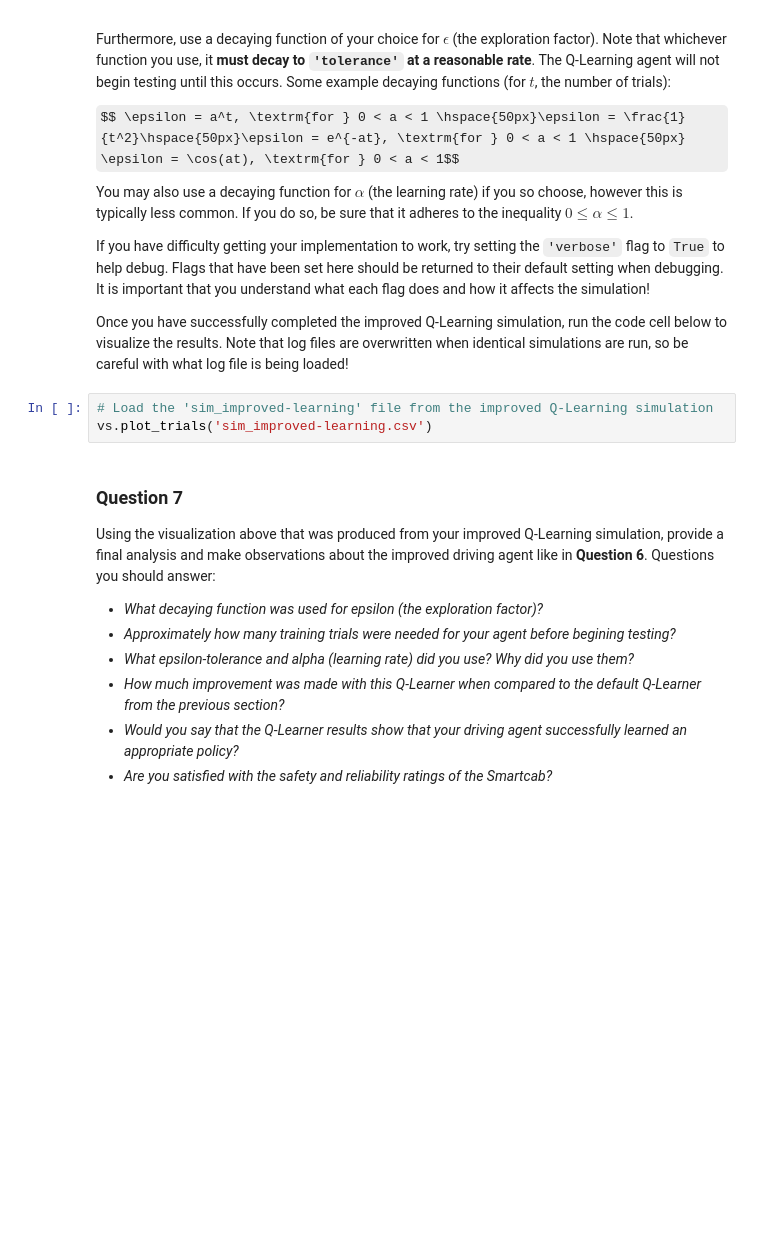
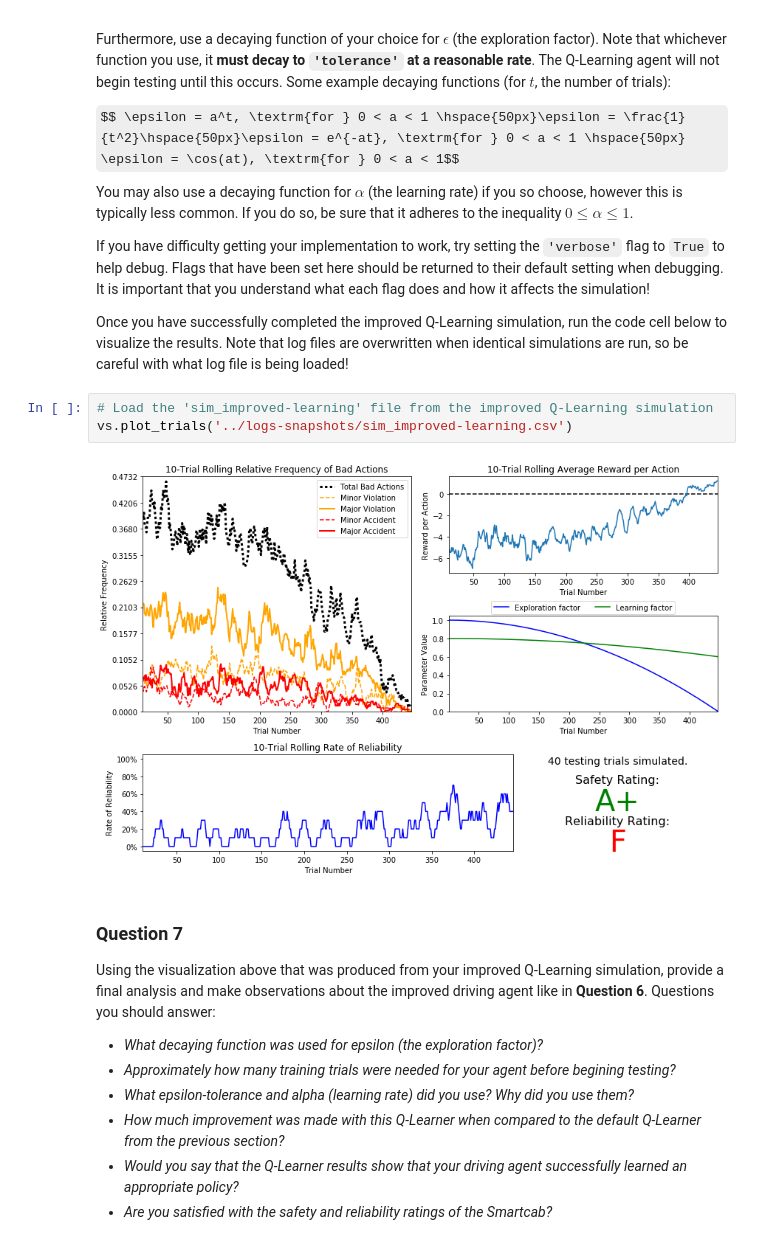
Before and after one commit to skamkar/joyride, a Jupyter notebook: smartcab.ipynb, the cells around one changed output. Drawn from its saved outputs; the diff is of its cells as text; some formulas as TeX source; blank space fills up the shorter version.

```diff
--- a/smartcab.ipynb
+++ b/smartcab.ipynb
@@ -260,7 +276,9 @@ If you have difficulty getting your implementation to work, try setting the `'ve
 Once you have successfully completed the improved Q-Learning simulation, run the code cell below to visualize the results. Note that log files are overwritten when identical simulations are run, so be careful with what log file is being loaded!
 # %%
 # Load the 'sim_improved-learning' file from the improved Q-Learning simulation
-vs.plot_trials('sim_improved-learning.csv')
+vs.plot_trials('../logs-snapshots/sim_improved-learning.csv')
+# %% [output]
+[figure, added]
 # %% [markdown]
 ### Question 7
 Using the visualization above that was produced from your improved Q-Learning simulation, provide a final analysis and make observations about the improved driving agent like in **Question 6**. Questions you should answer:
```
Also changed, not shown: parts of 8 cells of this notebook, 4 other files.
